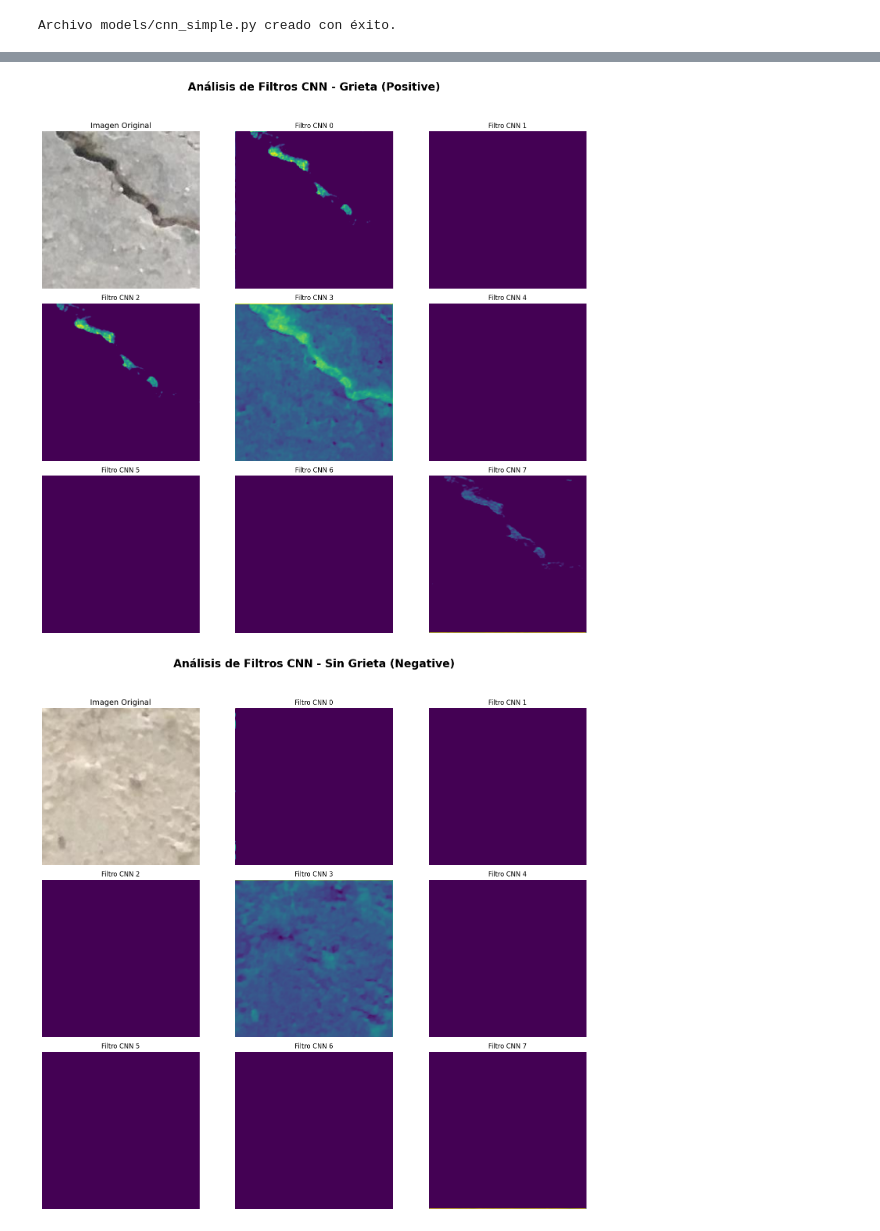
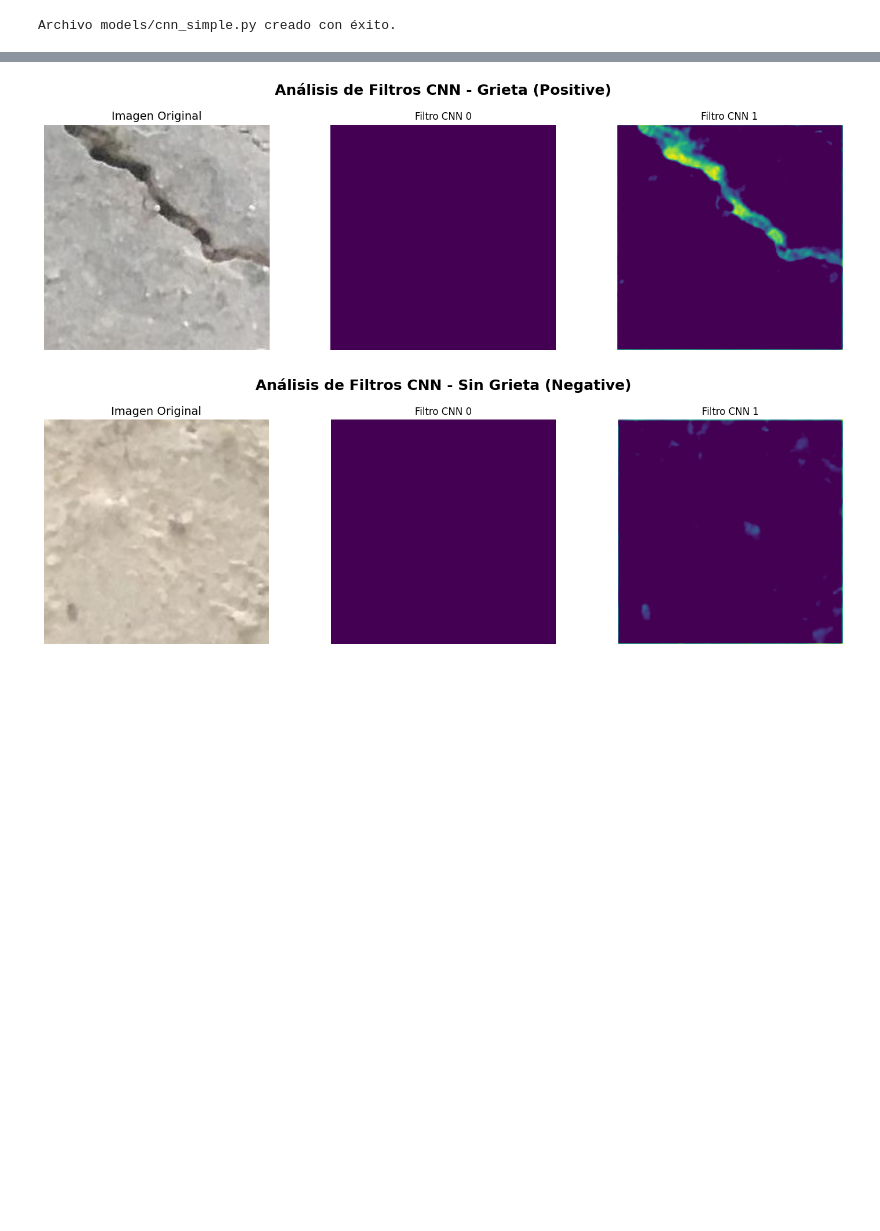
Before and after one commit to rogoraul/Proyecto-Concrete, a Jupyter notebook: notebooks/02_Modelo_Red_Neuronal_Simple.ipynb, the cells around one changed output, grey strips where cells are left out. Cells and saved outputs as stored; diff of their text form; code cells hidden in the pictures; blank space fills up the shorter version.

```diff
--- a/notebooks/02_Modelo_Red_Neuronal_Simple.ipynb
+++ b/notebooks/02_Modelo_Red_Neuronal_Simple.ipynb
@@ -100,8 +100,8 @@ def build_simple_cnn(input_shape=(227, 227, 3)):
         layers.Input(shape=input_shape),
 
         # Una sola capa convolucional
-        # Usamos 8 filtros de 3x3 para detectar bordes básicos
-        layers.Conv2D(8, (3, 3), activation='relu', padding='same'),
+        # Usamos 2 filtros de 3x3 para detectar bordes básicos
+        layers.Conv2D(2, (3, 3), activation='relu', padding='same'),
 
         # Global Average Pooling: Reduce cada mapa de activación a un solo número
         # Esto sustituye a las capas Flatten y Dense pesadas
@@ -257,48 +267,42 @@ Visualizamos los 8 Filtros de la CNN, para poder analizar lo que la red está de
 # 1. Selección de las mismas imágenes de referencia
 sample_positive_path = positive_images[5]
 sample_negative_path = negative_images[5]
 
 # 2. Inicialización y definición del modelo de visualización
 # Ejecutamos una predicción dummy para asegurar que el modelo esté construido internamente
 _ = model.predict(np.zeros((1, 227, 227, 3)), verbose=0)
 
-# Extraemos la salida de la capa 'conv2d_1'
-visual_model = Model(inputs=model.inputs, outputs=model.get_layer('conv2d_1').output)
+# Extraemos la salida de la capa 'conv2d'
+visual_model = Model(inputs=model.inputs, outputs=model.get_layer('conv2d_3').output)
 
 # 3. Procesamiento y Visualización
 muestras = [(sample_positive_path, 'Grieta (Positive)'),
             (sample_negative_path, 'Sin Grieta (Negative)')]
 
 for path, label in muestras:
     # Preprocesamiento (227x227 y normalización 1/255)
     img_raw = load_img(path, target_size=(227, 227))
     img_array = img_to_array(img_raw) / 255.0
     img_batch = np.expand_dims(img_array, axis=0)
 
-    # Extraer los 8 mapas de características
+    # Extraer los 2 mapas de características
     feature_maps = visual_model.predict(img_batch, verbose=0)
 
-    # Creamos una figura de 3x3 (1 original + 8 filtros)
-    fig, axes = plt.subplots(3, 3, figsize=(15, 15))
-    fig.suptitle(f"Análisis de Filtros CNN - {label}", fontsize=20, fontweight='bold')
+    fig, axes = plt.subplots(1, 3, figsize=(15, 5))
+    fig.suptitle(f"Análisis de Filtros CNN - {label}", fontsize=18, fontweight='bold')
 
-    # Colocamos la imagen original en el primer espacio
-    axes[0, 0].imshow(img_raw)
-    axes[0, 0].set_title("Imagen Original", fontsize=14)
-    axes[0, 0].axis('off')
+    axes[0].imshow(img_raw)
+    axes[0].set_title("Imagen Original", fontsize=14)
+    axes[0].axis('off')
 
-    for i in range(8):
-        row = (i + 1) // 3
-        col = (i + 1) % 3
-        ax = axes[row, col]
-
-        # Mostramos la activación del filtro i
+    for i in range(2):
+        ax = axes[i + 1]
         ax.imshow(feature_maps[0, :, :, i], cmap='viridis')
         ax.set_title(f"Filtro CNN {i}", fontsize=12)
         ax.axis('off')
 
     plt.tight_layout(rect=[0, 0.03, 1, 0.95])
     plt.show()
 # %% [output]
-[figure, old version]
+[figure, new version]
-[figure, old version]
+[figure, new version]
```
Also changed, not shown: parts of 3 cells of this notebook.
